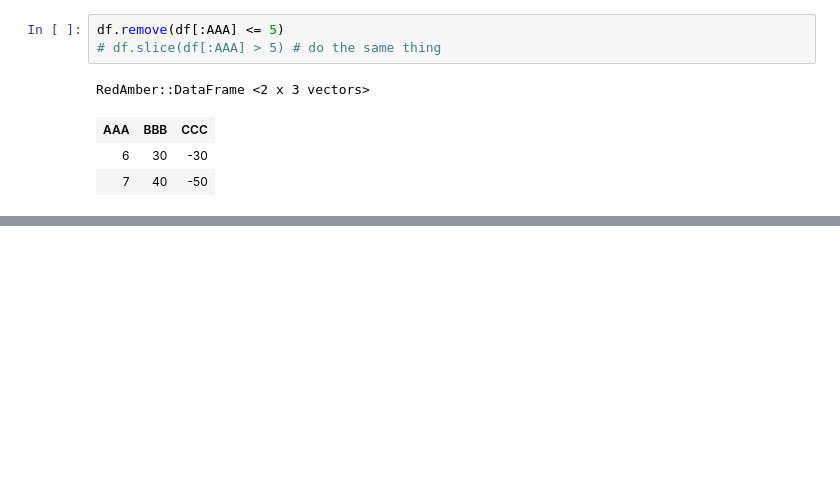
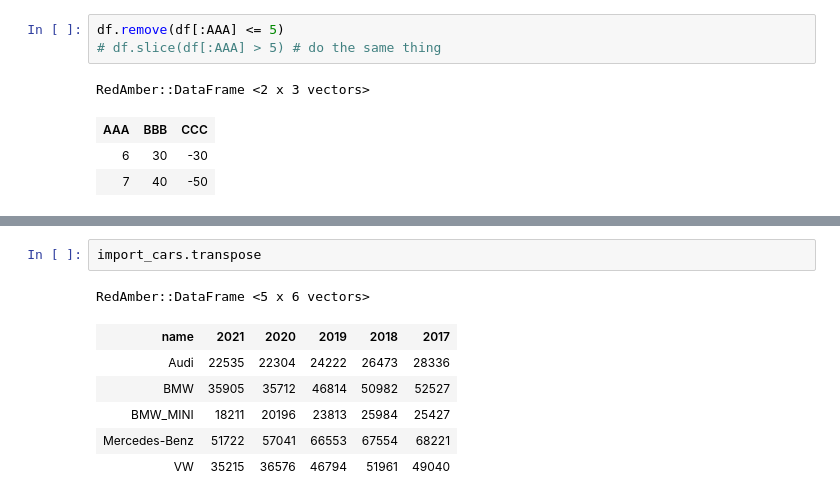
Before and after one commit to red-data-tools/red_amber, a Jupyter notebook: doc/examples_of_red_amber.ipynb, the cells around one changed output, grey strips where cells are left out. Drawn from its saved outputs; the diff is of its cells as text; blank space fills up the shorter version.

```diff
--- a/doc/examples_of_red_amber.ipynb
+++ b/doc/examples_of_red_amber.ipynb
@@ -1686,0 +2160,10 @@ RedAmber::DataFrame <2 x 3 vectors>
+# %%
+import_cars.transpose
+# %% [output]
+RedAmber::DataFrame <5 x 6 vectors>
+| name | 2021 | 2020 | 2019 | 2018 | 2017 |
+| Audi | 22535 | 22304 | 24222 | 26473 | 28336 |
+| BMW | 35905 | 35712 | 46814 | 50982 | 52527 |
+| BMW_MINI | 18211 | 20196 | 23813 | 25984 | 25427 |
+| Mercedes-Benz | 51722 | 57041 | 66553 | 67554 | 68221 |
+| VW | 35215 | 36576 | 46794 | 51961 | 49040 |
```
Also changed, not shown: parts of 138 cells of this notebook.
